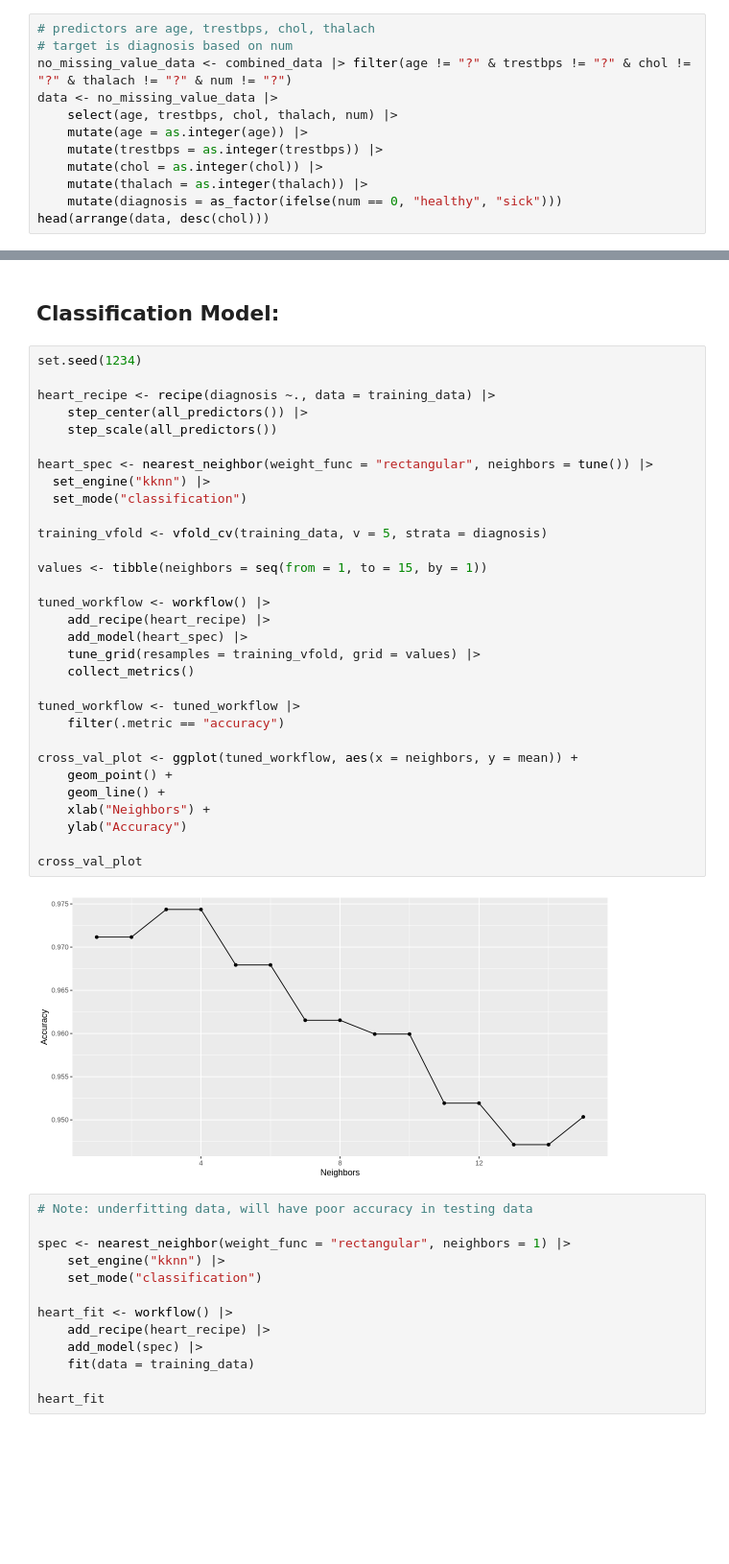
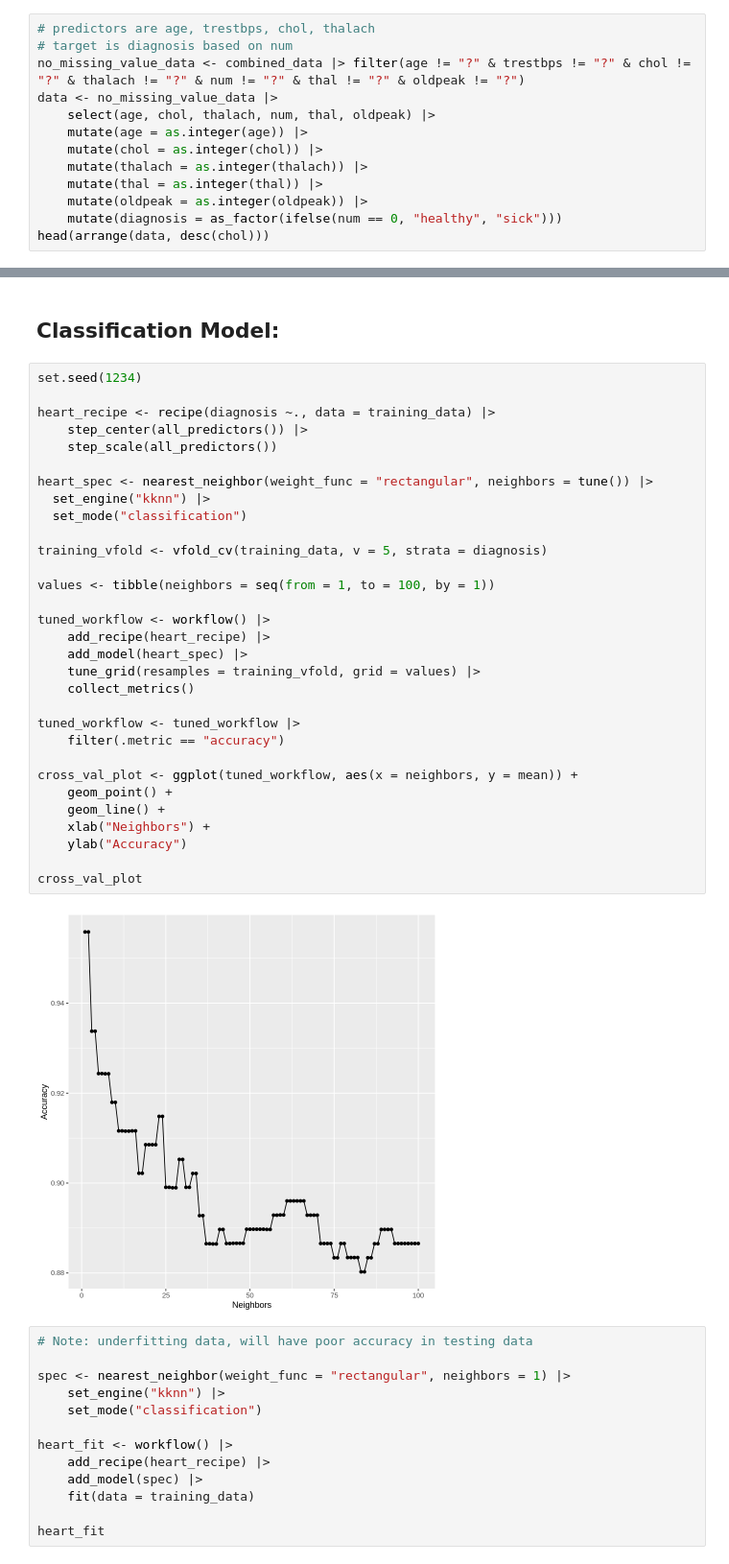
Before and after one commit to charlie-carter/dsci100project, a Jupyter notebook: report.ipynb, the cells around one changed output, grey strips where cells are left out. Shown at 96% size. Cells and saved outputs as stored; diff of their text form; blank space fills up the shorter version.

```diff
--- a/report.ipynb
+++ b/report.ipynb
@@ -133,13 +115,14 @@ Based on **num**, a true/false column needs to be created and will be called **d
 # %%
 # predictors are age, trestbps, chol, thalach
 # target is diagnosis based on num
-no_missing_value_data <- combined_data |> filter(age != "?" & trestbps != "?" & chol != "?" & thalach != "?" & num != "?")
+no_missing_value_data <- combined_data |> filter(age != "?" & trestbps != "?" & chol != "?" & thalach != "?" & num != "?" & thal != "?" & oldpeak != "?")
 data <- no_missing_value_data |>
-    select(age, trestbps, chol, thalach, num) |>
+    select(age, chol, thalach, num, thal, oldpeak) |>
     mutate(age = as.integer(age)) |>
-    mutate(trestbps = as.integer(trestbps)) |>
     mutate(chol = as.integer(chol)) |>
     mutate(thalach = as.integer(thalach)) |>
+    mutate(thal = as.integer(thal)) |>
+    mutate(oldpeak = as.integer(oldpeak)) |>
     mutate(diagnosis = as_factor(ifelse(num == 0, "healthy", "sick")))
 head(arrange(data, desc(chol)))
 # %% [output]
@@ -307,35 +311,35 @@ Note: Resting blood pressure has no significant difference across all ages, but
 set.seed(1234)
 
 heart_recipe <- recipe(diagnosis ~., data = training_data) |>
     step_center(all_predictors()) |>
     step_scale(all_predictors())
 
 heart_spec <- nearest_neighbor(weight_func = "rectangular", neighbors = tune()) |>
   set_engine("kknn") |>
   set_mode("classification")
 
 training_vfold <- vfold_cv(training_data, v = 5, strata = diagnosis)
 
-values <- tibble(neighbors = seq(from = 1, to = 15, by = 1))
+values <- tibble(neighbors = seq(from = 1, to = 100, by = 1))
 
 tuned_workflow <- workflow() |>
     add_recipe(heart_recipe) |>
     add_model(heart_spec) |>
     tune_grid(resamples = training_vfold, grid = values) |>
     collect_metrics()
 
 tuned_workflow <- tuned_workflow |>
     filter(.metric == "accuracy")
 
 cross_val_plot <- ggplot(tuned_workflow, aes(x = neighbors, y = mean)) +
     geom_point() +
     geom_line() +
     xlab("Neighbors") +
     ylab("Accuracy")
 
 cross_val_plot
 # %% [output]
-[figure, old version]
+[figure, new version]
 # %%
 # Note: underfitting data, will have poor accuracy in testing data
 
```
Also changed, not shown: parts of 8 cells of this notebook.
